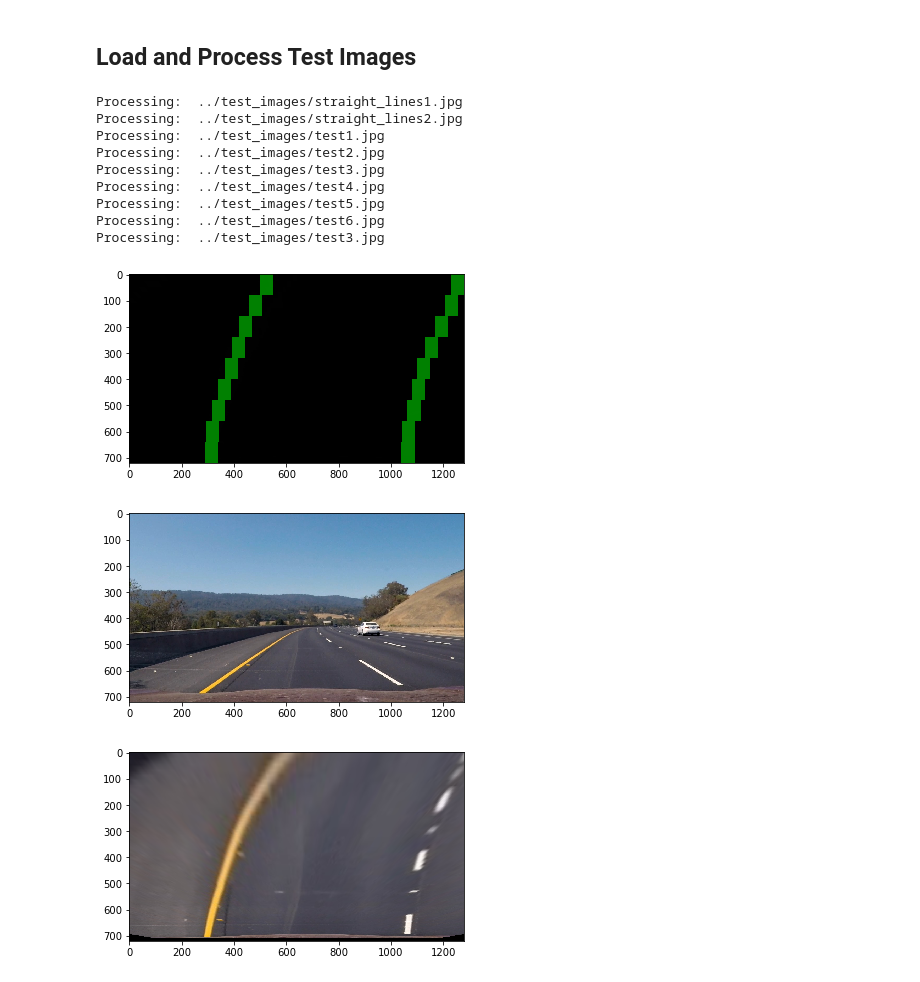
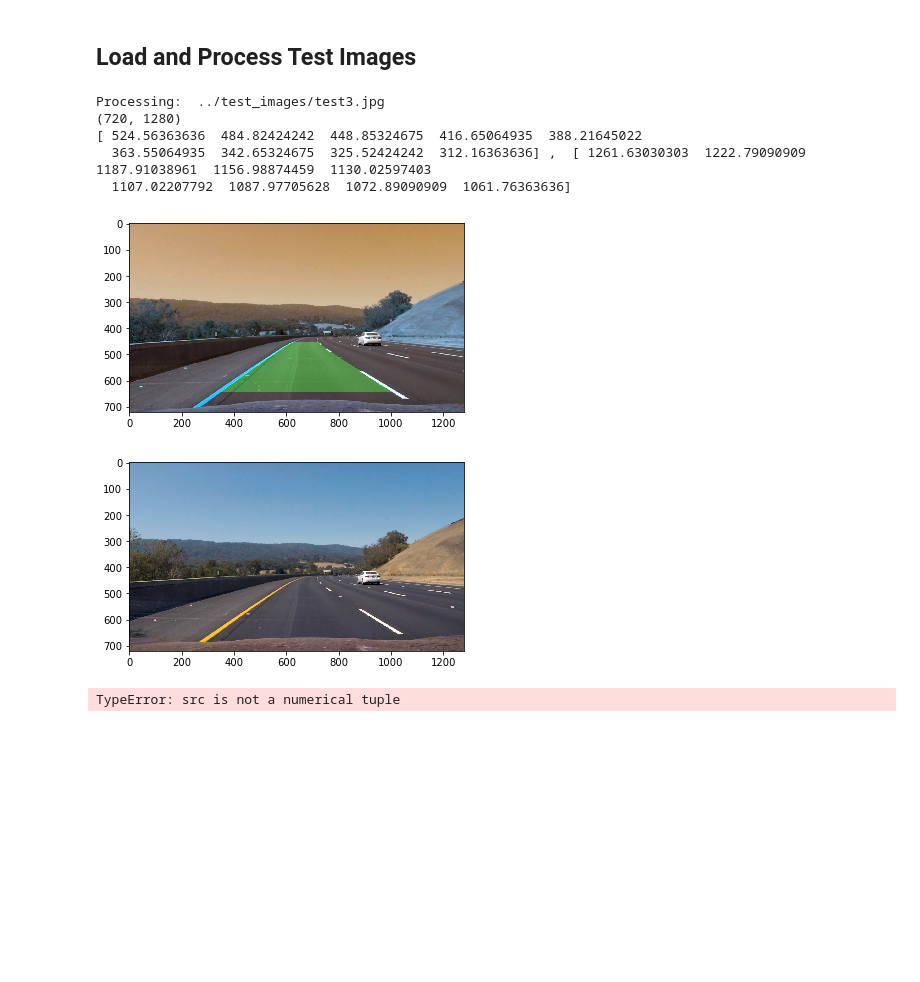
Before and after one commit to vijay-daniel/CarND-Advanced-Lane-Lines, a Jupyter notebook: examples/example.ipynb, the cells around one changed output. Cells and saved outputs as stored; diff of their text form; code cells hidden in the pictures; blank space fills up the shorter version.

Commit message:
Drawing lines

```diff
--- a/examples/example.ipynb
+++ b/examples/example.ipynb
@@ -108,8 +108,9 @@ def perspective_transform(image):
 #                                  [img_size[0]-offset, img_size[1]-offset],
 #                                  [offset, img_size[1]-offset]])
     M = cv2.getPerspectiveTransform(src, dst)
+    Minv = cv2.getPerspectiveTransform(dst, src)
     warped = cv2.warpPerspective(image, M, img_size)
-    return warped
+    return warped, Minv
 
 def to_bin(image, thresh):
     binary = np.zeros_like(image)
@@ -174,6 +175,14 @@ def window_mask(width, height, img_ref, center,level):
     output = np.zeros_like(img_ref)
     output[int(img_ref.shape[0]-(level+1)*height):int(img_ref.shape[0]-level*height),max(0,int(center-width/2)):min(int(center+width/2),img_ref.shape[1])] = 1
     return output
+
+def bound(curr_center, prev_center, window_width):
+    if curr_center > prev_center and curr_center > prev_center + window_width:
+        return prev_center + window_width
+    if curr_center < prev_center and curr_center < prev_center - window_width:
+        return prev_center - window_width
+
+    return curr_center
 
 def find_window_centroids(warped, window_width, window_height, margin):
 
@@ -207,10 +216,16 @@ def find_window_centroids(warped, window_width, window_height, margin):
         r_min_index = int(max(r_center+offset-margin,0))
         r_max_index = int(min(r_center+offset+margin,warped.shape[1]))
         r_center = np.argmax(conv_signal[r_min_index:r_max_index])+r_min_index-offset
+
+        # Don't let lcenter and rcenter go more than prev_center +/- window_width
+        l_center = bound(l_center, window_centroids[-1][0], window_width)
+        r_center = bound(r_center, window_centroids[-1][1], window_width)
+
         # Add what we found for that layer
         window_centroids.append((l_center,r_center))
 
     return window_centroids
+
 
 def draw_line(warped, window_width = 50, window_height = 80, margin = 100):
     window_centroids = find_window_centroids(warped, window_width, window_height, margin)
@@ -241,7 +256,7 @@ def draw_line(warped, window_width = 50, window_height = 80, margin = 100):
     # If no window centers found, just display orginal road image
     else:
         output = np.array(cv2.merge((warped,warped,warped)),np.uint8)
-    return output
+    return output, window_centroids
 # %% [markdown]
 ## Pipeline Definition
 # %%
@@ -311,43 +357,39 @@ def pipeline(image):
 # %%
 import os
 import matplotlib.image as mpimg
 
 test_dir = "../test_images/"
 
 def processImage(imgPath):
     print("Processing: ", test_dir + imgPath)
 #     return perspective_transformed(pipeline(cv2.imread(test_dir + imgPath)))
     return pipeline(cv2.imread(test_dir + imgPath))
 
 def processForLine(imgPath):
     bin_img = processImage(imgPath)
 
 def processTestImages():
     for imgPath in os.listdir(test_dir):
         # Got some .DS_Store files in this folder
         if(not imgPath.endswith("jpg")): continue
         if(imgPath.startswith("op-")): continue
         output = processImage(imgPath)
         mpimg.imsave(test_dir + "op-" + imgPath, output, format='jpg', cmap='gray')
 
-processTestImages()
+# processTestImages()
 test_image_path = 'test3.jpg'
 op = processImage(test_image_path)
 # mpimg.imsave(test_dir + "op-" + test_image_path, op, format='jpg', cmap='gray')
 # cv2.imwrite(test_dir + "op-" + test_image_path, op)
-gimshow(op)
+imshow(op)
 imshow(cv2.imread(test_dir + test_image_path))
 imshow(perspective_transformed(cv2.imread(test_dir + test_image_path)))
 # %% [output]
-Processing:  ../test_images/straight_lines1.jpg
-Processing:  ../test_images/straight_lines2.jpg
-Processing:  ../test_images/test1.jpg
-Processing:  ../test_images/test2.jpg
 Processing:  ../test_images/test3.jpg
-Processing:  ../test_images/test4.jpg
-Processing:  ../test_images/test5.jpg
-Processing:  ../test_images/test6.jpg
-Processing:  ../test_images/test3.jpg
+(720, 1280)
+[ 524.56363636  484.82424242  448.85324675  416.65064935  388.21645022
+  363.55064935  342.65324675  325.52424242  312.16363636] ,  [ 1261.63030303  1222.79090909  1187.91038961  1156.98874459  1130.02597403
+  1107.02207792  1087.97705628  1072.89090909  1061.76363636]
-[figure, old version]
+[figure, new version]
 [figure]
-[figure, removed]
+TypeError: src is not a numerical tuple
```
Also changed, not shown: parts of 1 cell of this notebook.
